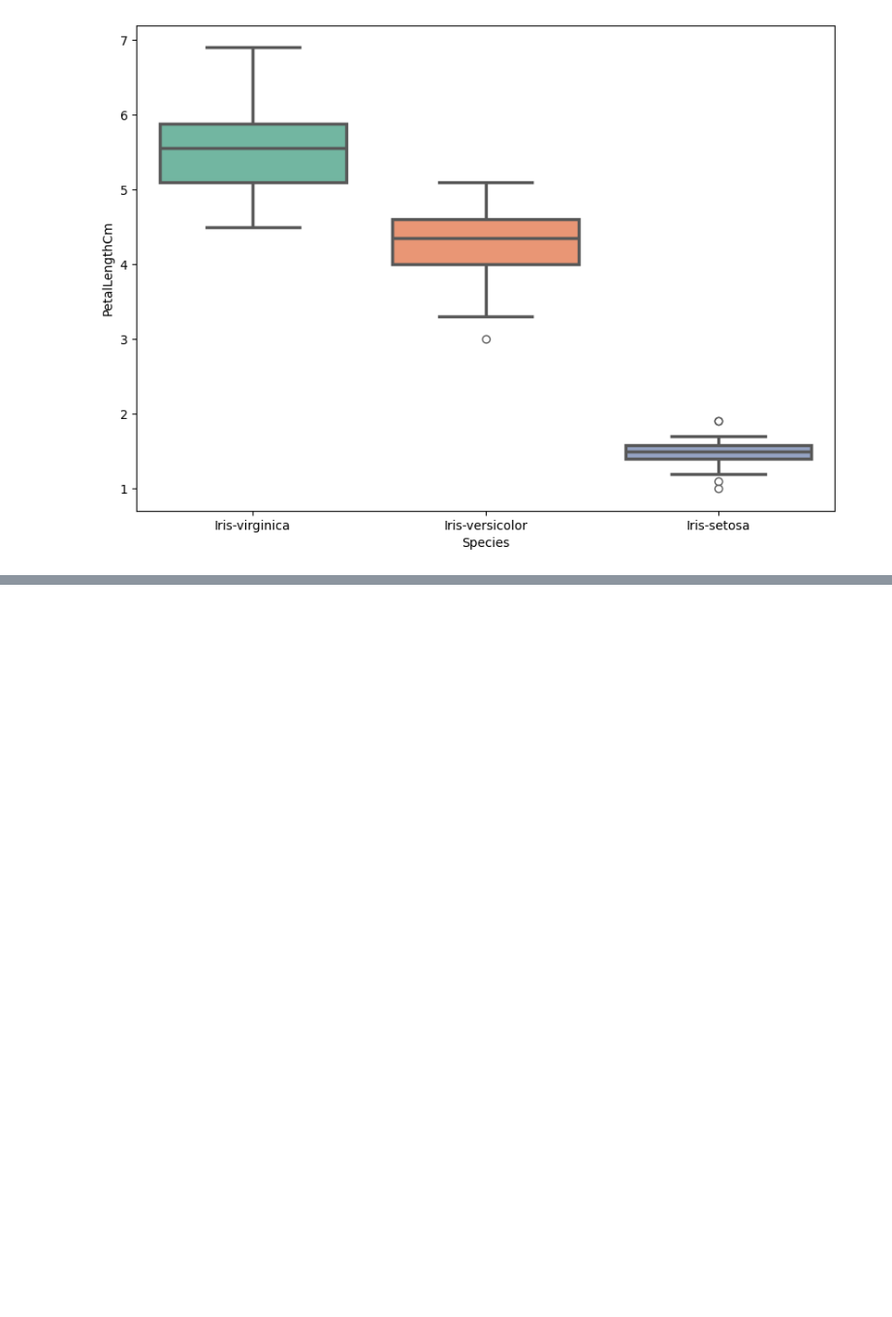
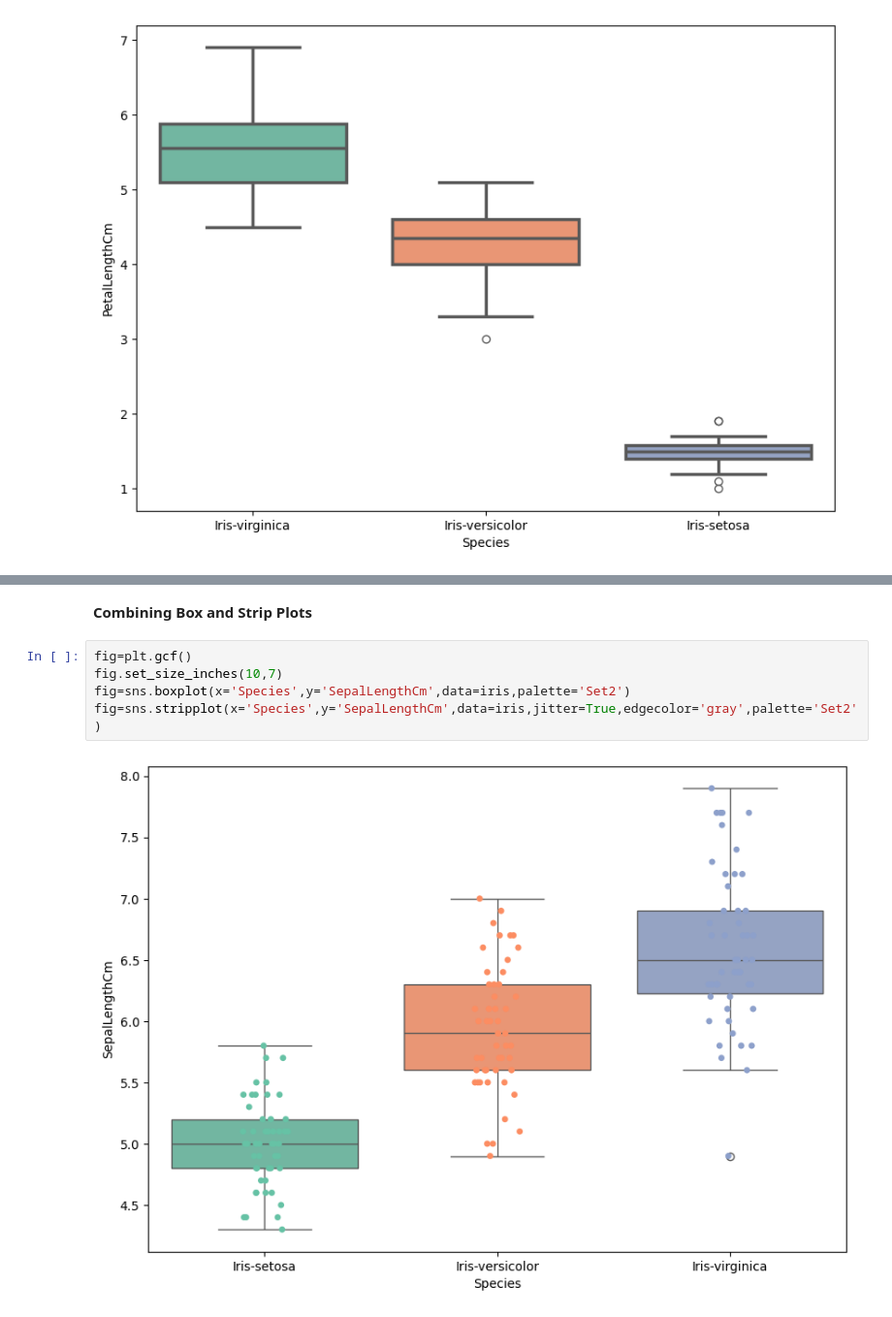
Before and after one commit to saisaket2004/N_IT, a Jupyter notebook: Seaborn/irisDataset.ipynb, the cells around one changed output, grey strips where cells are left out. Shown at 97% size. Cells and saved outputs as stored; diff of their text form; blank space fills up the shorter version.

```diff
--- a/Seaborn/irisDataset.ipynb
+++ b/Seaborn/irisDataset.ipynb
@@ -161,0 +180,9 @@ fig=sns.boxplot(x='Species',y='PetalLengthCm',data=iris,order=['Iris-virginica',
+# %% [markdown]
+**Combining Box and Strip Plots**
+# %%
+fig=plt.gcf()
+fig.set_size_inches(10,7)
+fig=sns.boxplot(x='Species',y='SepalLengthCm',data=iris,palette='Set2')
+fig=sns.stripplot(x='Species',y='SepalLengthCm',data=iris,jitter=True,edgecolor='gray',palette='Set2')
+# %% [output]
+[figure, added]
```
Also changed, not shown: parts of 4 cells of this notebook.
